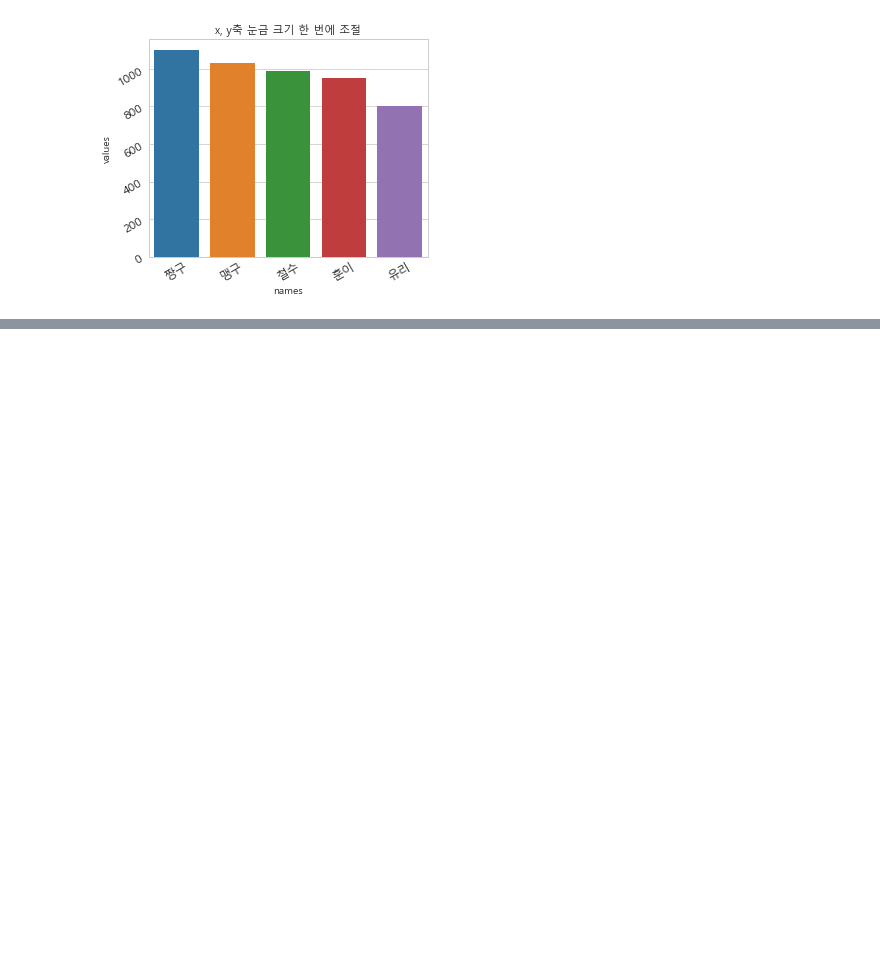
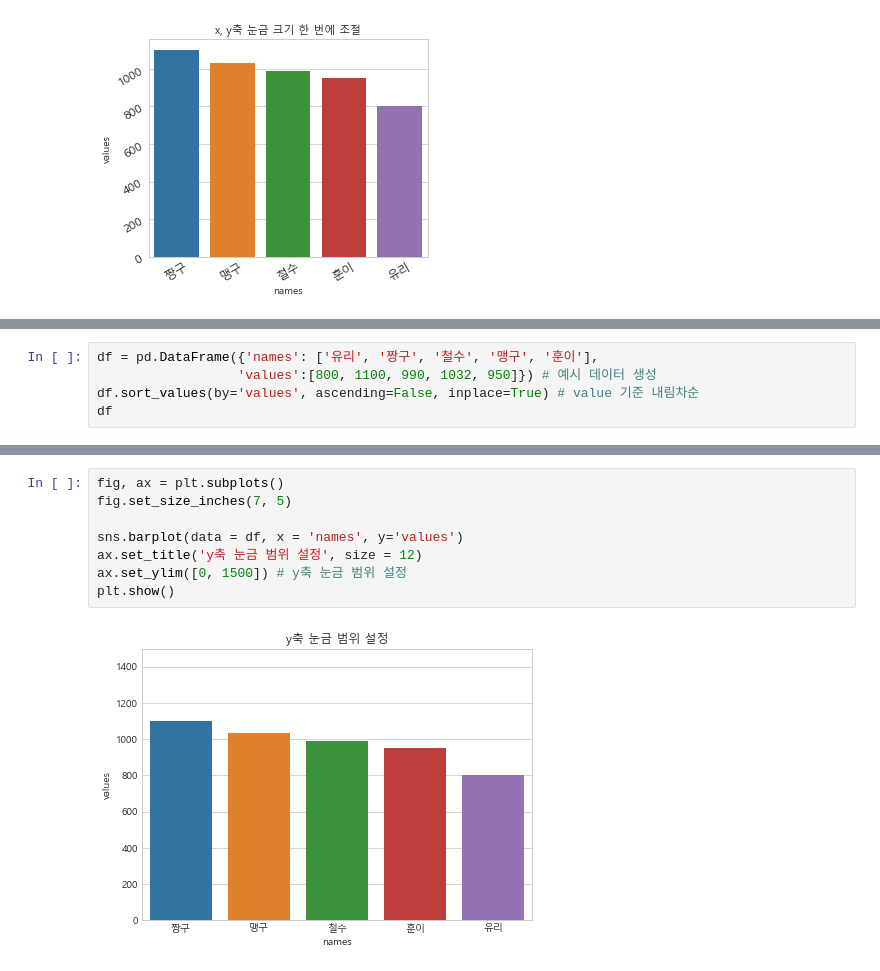
Before and after one commit to Park-Young-Bin/Python_Projects, a Jupyter notebook: 그래프 서식 설정(matplotlib, seaborn).ipynb, the cells around one changed output, grey strips where cells are left out. Saved outputs shown, nothing was run; the diff lists cells and outputs as text; blank space fills up the shorter version.

```diff
--- a/그래프 서식 설정(matplotlib, seaborn).ipynb
+++ b/그래프 서식 설정(matplotlib, seaborn).ipynb
@@ -273,0 +274,5 @@ plt.show()
+# %%
+df = pd.DataFrame({'names': ['유리', '짱구', '철수', '맹구', '훈이'],
+                  'values':[800, 1100, 990, 1032, 950]}) # 예시 데이터 생성
+df.sort_values(by='values', ascending=False, inplace=True) # value 기준 내림차순
+df
@@ -273,0 +286,10 @@ plt.show()
+# %%
+fig, ax = plt.subplots()
+fig.set_size_inches(7, 5)
+
+sns.barplot(data = df, x = 'names', y='values')
+ax.set_title('y축 눈금 범위 설정', size = 12)
+ax.set_ylim([0, 1500]) # y축 눈금 범위 설정
+plt.show()
+# %% [output]
+[figure, added]
```
Also changed, not shown: parts of 3 cells of this notebook.
